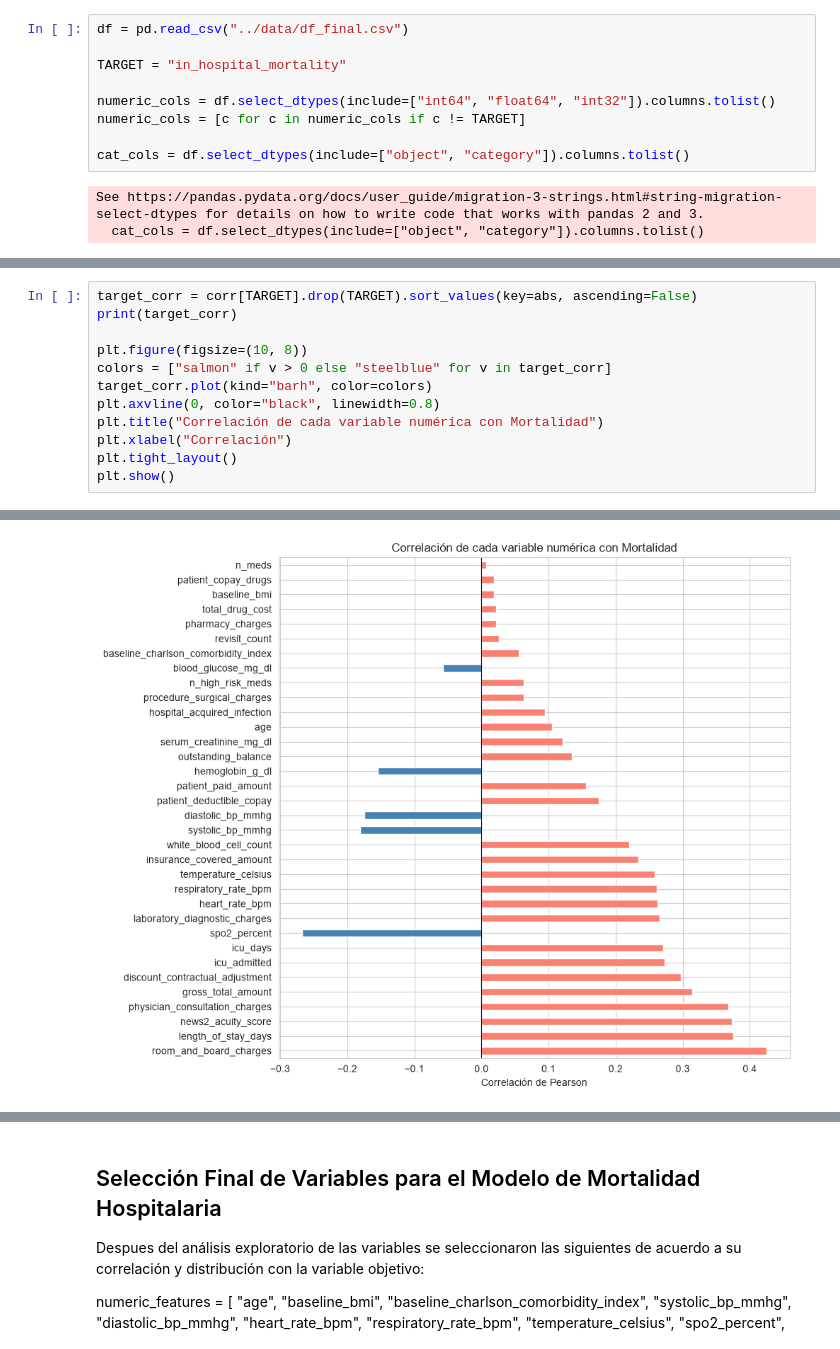
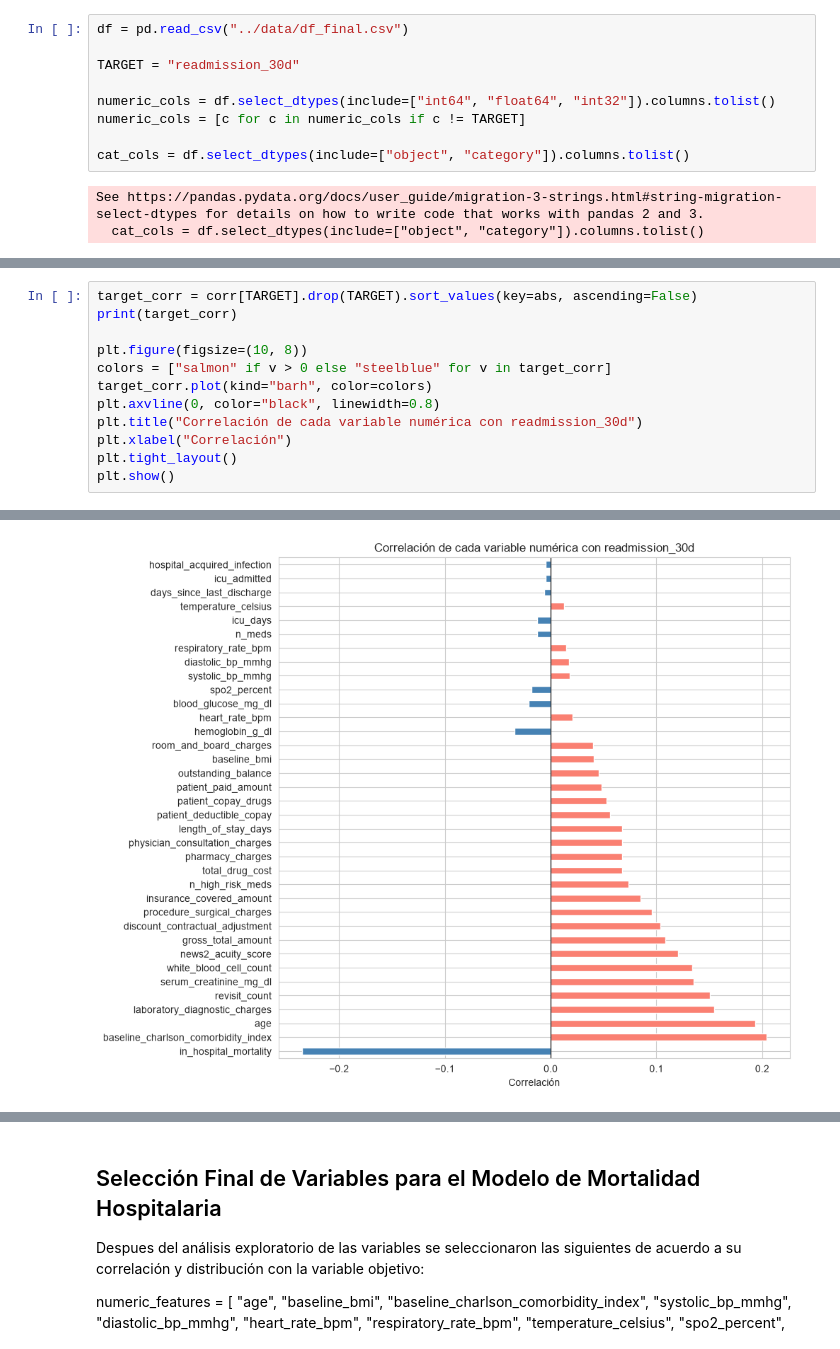
Before and after one commit to SantiagoYpes/final, a Jupyter notebook: 2_cleanning_and_transform/select_features.ipynb, the cells around one changed output, grey strips where cells are left out. Cells and saved outputs as stored; diff of their text form.

```diff
--- a/2_cleanning_and_transform/select_features.ipynb
+++ b/2_cleanning_and_transform/select_features.ipynb
@@ -15,7 +15,7 @@ plt.rcParams["figure.figsize"] = (12, 6)
 # %%
 df = pd.read_csv("../data/df_final.csv")
 
-TARGET = "in_hospital_mortality"
+TARGET = "readmission_30d"
 
 numeric_cols = df.select_dtypes(include=["int64", "float64", "int32"]).columns.tolist()
 numeric_cols = [c for c in numeric_cols if c != TARGET]
@@ -68,7 +68,7 @@ plt.figure(figsize=(10, 8))
 colors = ["salmon" if v > 0 else "steelblue" for v in target_corr]
 target_corr.plot(kind="barh", color=colors)
 plt.axvline(0, color="black", linewidth=0.8)
-plt.title("Correlación de cada variable numérica con Mortalidad")
+plt.title("Correlación de cada variable numérica con readmission_30d")
 plt.xlabel("Correlación")
 plt.tight_layout()
 plt.show()
@@ -93,4 +93,4 @@ Name: in_hospital_mortality, dtype: float64
-[figure, old version]
+[figure, new version]
 # %%
 for col in cat_cols:
     print(f"\n--- {col} ---")
```
Also changed, not shown: parts of 4 cells of this notebook, 5 other files.
